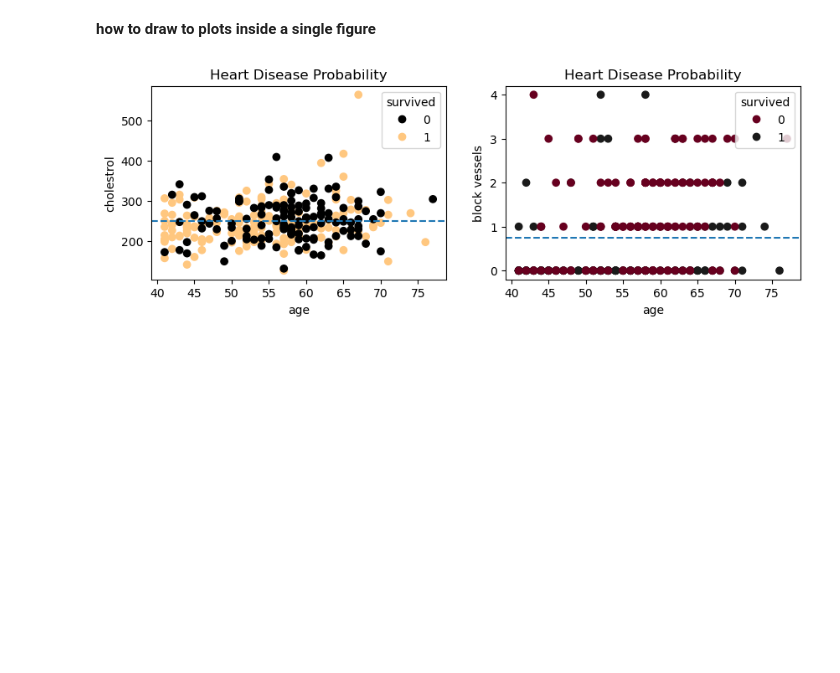
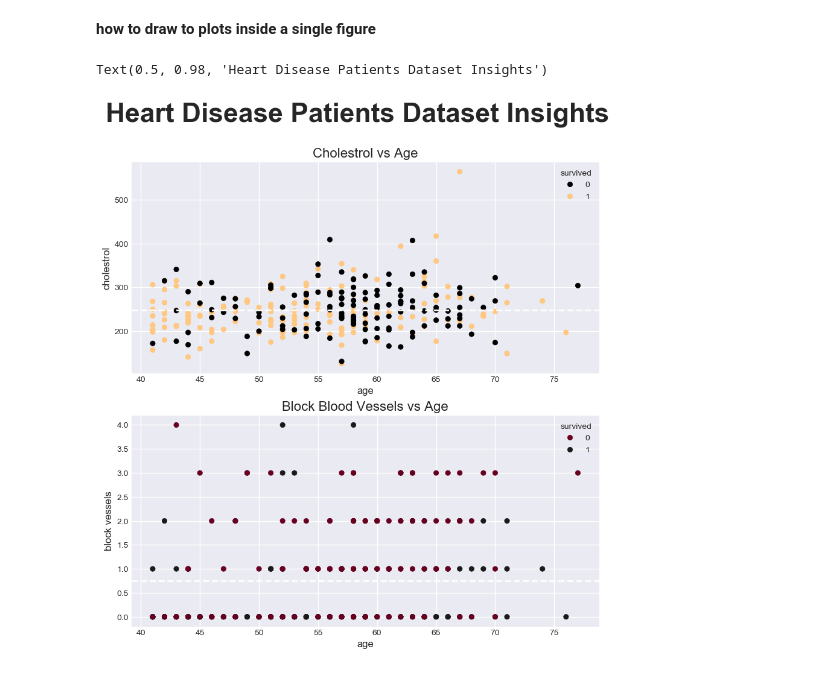
Before and after one commit to shahmeerkhan12/Machine-Learning, a Jupyter notebook: matplotlib/6 oop life cycle.ipynb, the cells around one changed output. Saved outputs shown, nothing was run; the diff lists cells and outputs as text; code cells hidden in the pictures; blank space fills up the shorter version.

Commit message:
Object Oriented plotting, adding styles to plots

```diff
--- a/matplotlib/6 oop life cycle.ipynb
+++ b/matplotlib/6 oop life cycle.ipynb
@@ -36,22 +36,30 @@ above_40
 # %% [markdown]
 **how to draw to plots inside a single figure**
 # %%
-fig, (plot1, plot2) = plt.subplots(nrows = 1, ncols = 2, figsize=(10,3))
+fig, (plot1, plot2) = plt.subplots(nrows = 2, ncols = 1, figsize=(10,10))
 
 # now create the first plot
 # cmap is used for coloring markers in the plot
 scatter_plot = plot1.scatter(x=above_40['age'],y=above_40['chol'],c= above_40['target'],cmap = 'copper')
-plot1.set(title="Heart Disease Probability", xlabel  = 'age', ylabel = 'cholestrol')
+plot1.set(title="Cholestrol vs Age", xlabel  = 'age', ylabel = 'cholestrol')
 plot1.legend(*scatter_plot.legend_elements(),title = 'survived')
 
 # creating the second plot
 scatter_plot = plot2.scatter(x=above_40['age'],y=above_40['ca'],c= above_40['target'],cmap = 'RdGy')
-plot2.set(title = "Heart Disease Probability", xlabel  = 'age', ylabel = 'block vessels')
+plot2.set(title = "Block Blood Vessels vs Age", xlabel  = 'age', ylabel = 'block vessels')
 plot2.legend(*scatter_plot.legend_elements(), title = 'survived')
 
 # adding some customization
+
 # 01 mean line
 plot1.axhline(y=above_40['chol'].mean(), linestyle = "--");
 plot2.axhline(y=above_40['ca'].mean(), linestyle = "--");
+
+# plot styling
+plt.style.use('seaborn-v0_8-darkgrid');
+
+# seting the fig title
+fig.suptitle("Heart Disease Patients Dataset Insights",fontsize = 32, fontweight = 'bold')
 # %% [output]
+Text(0.5, 0.98, 'Heart Disease Patients Dataset Insights')
-[figure, old version]
+[figure, new version]
```
